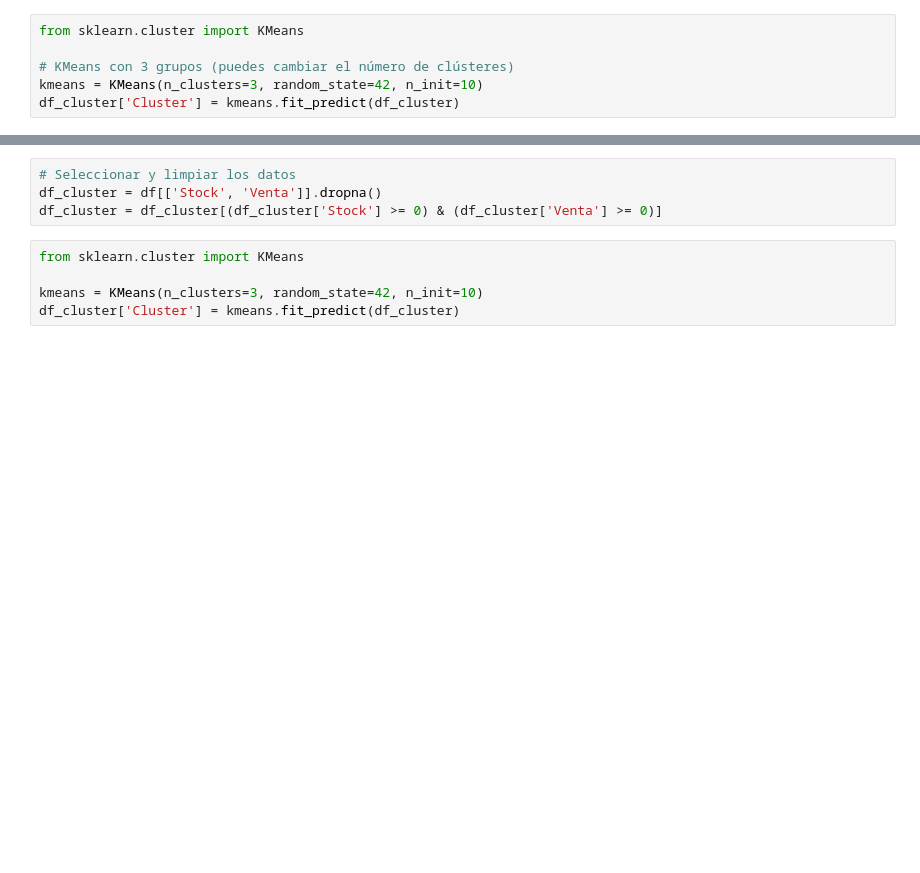
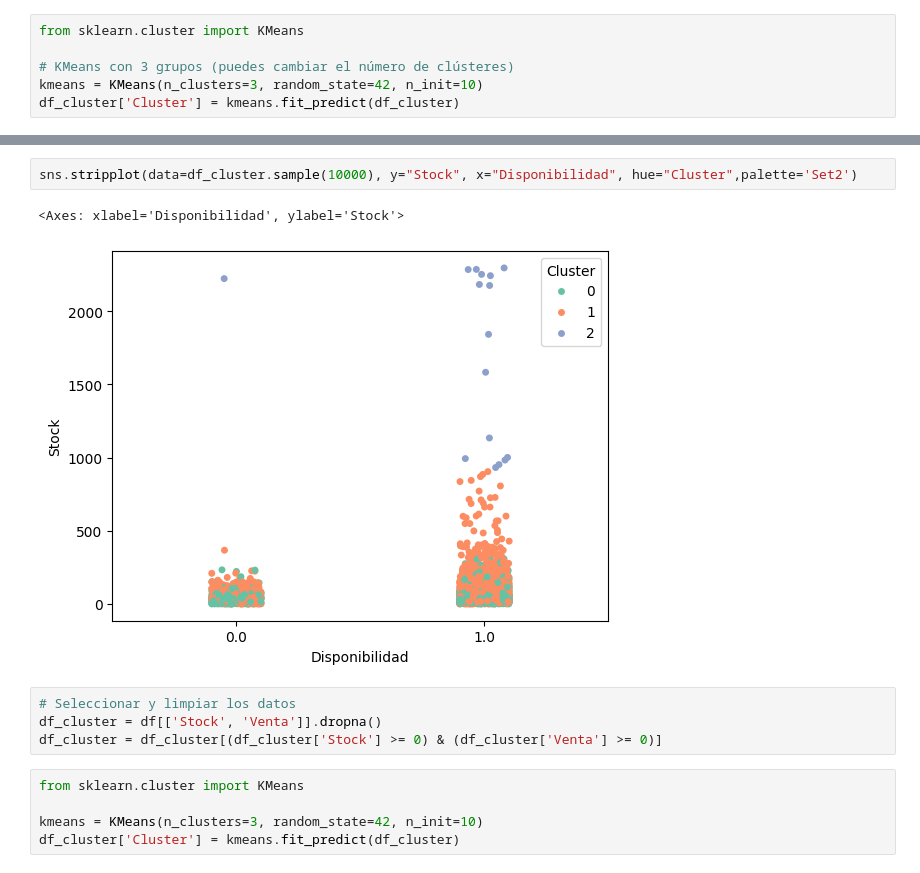
Before and after one commit to diegoBarriaevolet/Diagrama-de-Flujo-evolet, a Jupyter notebook: Proyecto_OSA.ipynb, the cells around one changed output, grey strips where cells are left out. Cells and saved outputs as stored; diff of their text form; blank space fills up the shorter version.

```diff
--- a/Proyecto_OSA.ipynb
+++ b/Proyecto_OSA.ipynb
@@ -99,3 +120,8 @@ plt.show()
+# %%
+sns.stripplot(data=df_cluster.sample(10000), y="Stock", x="Disponibilidad", hue="Cluster",palette='Set2')
+# %% [output]
+<Axes: xlabel='Disponibilidad', ylabel='Stock'>
+[figure, added]
 # %%
 # Seleccionar y limpiar los datos
 df_cluster = df[['Stock', 'Venta']].dropna()
```
Also changed, not shown: parts of 12 cells of this notebook.
